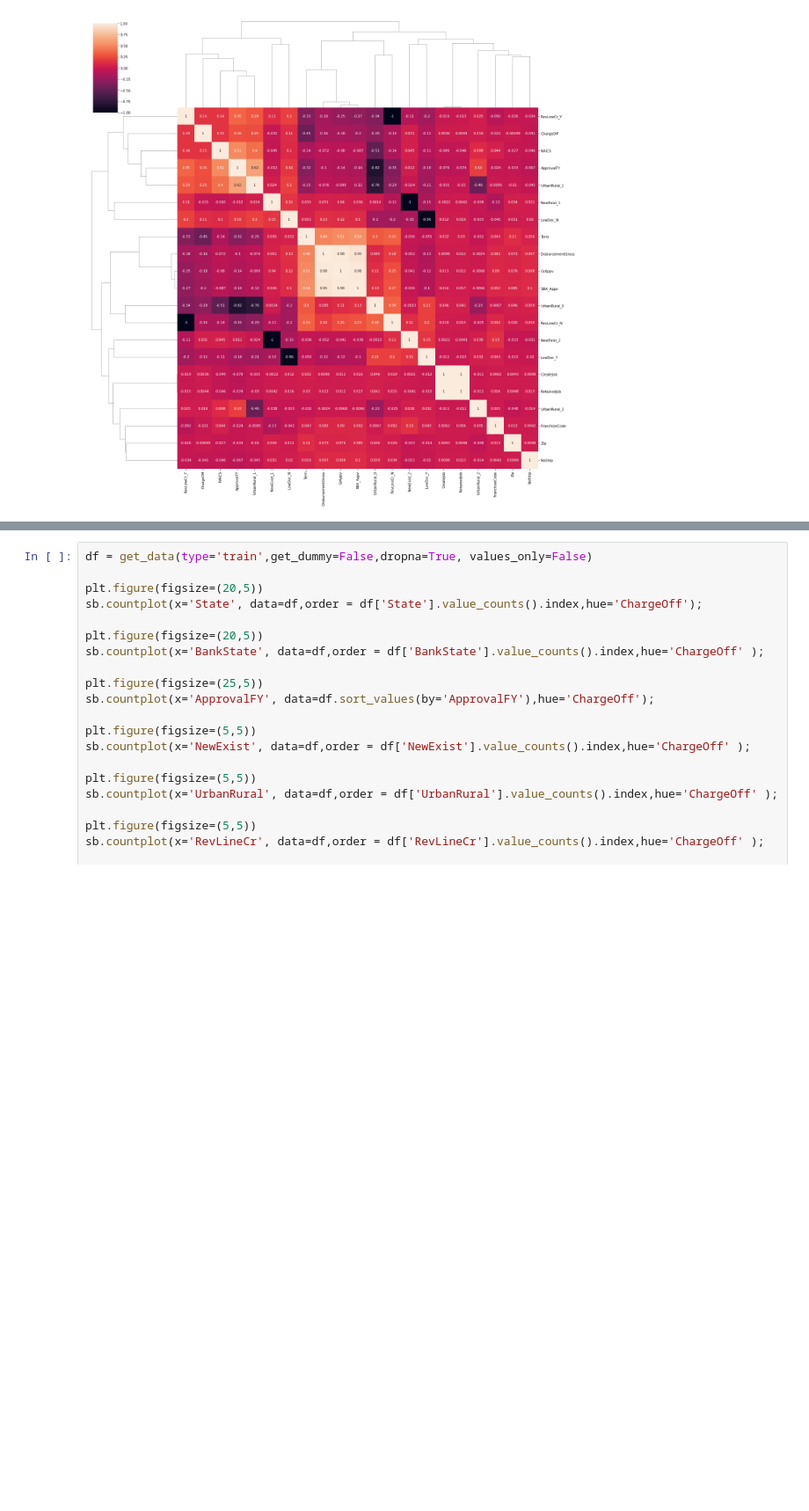
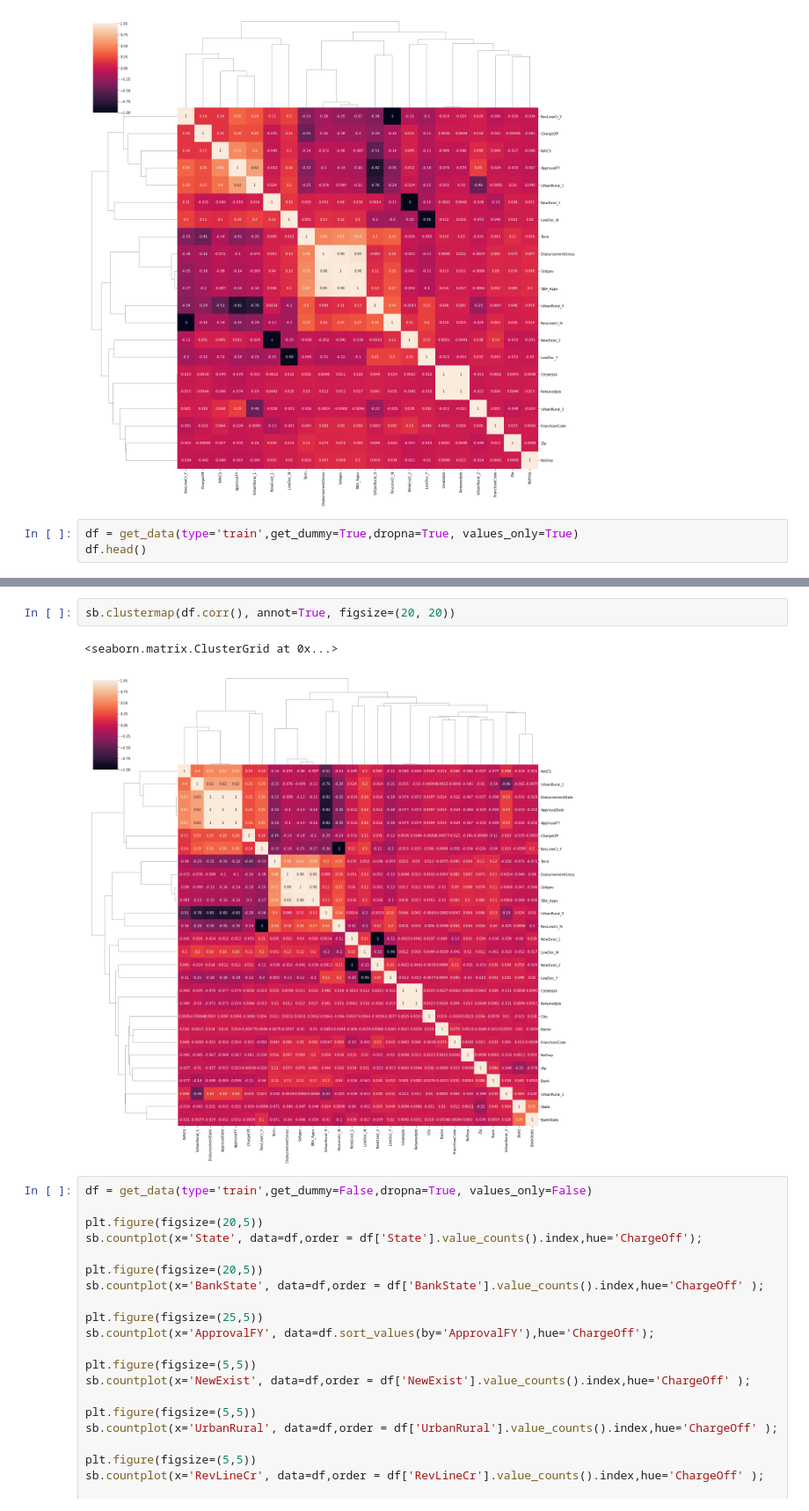
Before and after one commit to pocketgirl89757/CS5228_Project, a Jupyter notebook: data_visualization.ipynb, the cells around one changed output, grey strips where cells are left out. Shown at 88% size. Drawn from its saved outputs; the diff is of its cells as text; blank space fills up the shorter version.

Commit message:
Add visualization

```diff
--- a/data_visualization.ipynb
+++ b/data_visualization.ipynb
@@ -26,3 +26,6 @@ sb.clustermap(df.corr(), annot=True, figsize=(20, 20))
 # %% [output]
 <seaborn.matrix.ClusterGrid at 0x...>
 [figure]
+# %%
+df = get_data(type='train',get_dummy=True,dropna=True, values_only=True)
+df.head()
@@ -29,3 +39,8 @@ sb.clustermap(df.corr(), annot=True, figsize=(20, 20))
+# %%
+sb.clustermap(df.corr(), annot=True, figsize=(20, 20))
+# %% [output]
+<seaborn.matrix.ClusterGrid at 0x...>
+[figure, added]
 # %%
 df = get_data(type='train',get_dummy=False,dropna=True, values_only=False)
 
```
Also changed, not shown: parts of 1 cell of this notebook, 2 other files.
